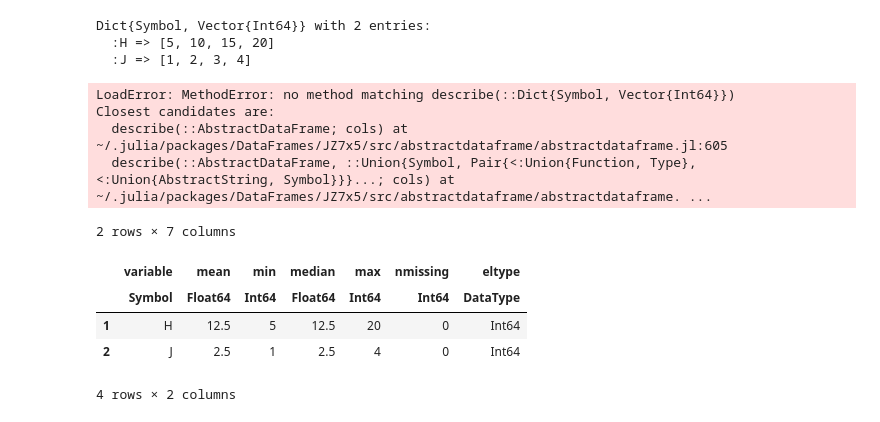
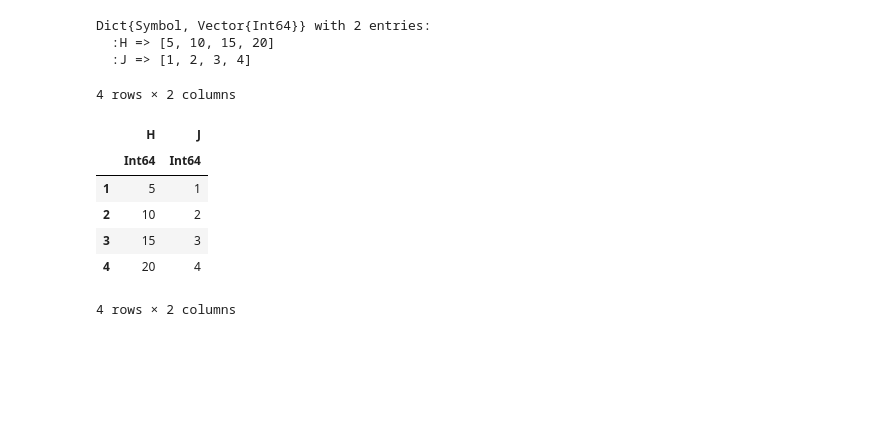
Before and after one commit to johntango/JuliaFall2022, a Jupyter notebook: DataFrames.ipynb, the cells around one changed output. Drawn from its saved outputs; the diff is of its cells as text; code cells hidden in the pictures; blank space fills up the shorter version.

```diff
--- a/DataFrames.ipynb
+++ b/DataFrames.ipynb
@@ -65,22 +132,17 @@ dict = Dict(:H => [5, 10, 15, 20], :J => [1, 2, 3, 4])
 Dict{Symbol, Vector{Int64}} with 2 entries:
   :H => [5, 10, 15, 20]
   :J => [1, 2, 3, 4]
-# %%
-typeof(dict)
-# %% [output]
-LoadError: MethodError: no method matching describe(::Dict{Symbol, Vector{Int64}})
-Closest candidates are:
-  describe(::AbstractDataFrame; cols) at ~/.julia/packages/DataFrames/JZ7x5/src/abstractdataframe/abstractdataframe.jl:605
-  describe(::AbstractDataFrame, ::Union{Symbol, Pair{<:Union{Function, Type}, <:Union{AbstractString, Symbol}}}...; cols) at ~/.julia/packages/DataFrames/JZ7x5/src/abstractdataframe/abstractdataframe. ...
 # %%
 df = DataFrame(dict)
-describe(df)
+#describe(df)
 # %% [output]
-2 rows × 7 columns
+4 rows × 2 columns
-|  | variable | mean | min | median | max | nmissing | eltype |
-|  | Symbol | Float64 | Int64 | Float64 | Int64 | Int64 | DataType |
-| 1 | H | 12.5 | 5 | 12.5 | 20 | 0 | Int64 |
-| 2 | J | 2.5 | 1 | 2.5 | 4 | 0 | Int64 |
+|  | H | J |
+|  | Int64 | Int64 |
+| 1 | 5 | 1 |
+| 2 | 10 | 2 |
+| 3 | 15 | 3 |
+| 4 | 20 | 4 |
 # %%
 df = DataFrame(:X => [5,10,15,20], :Y => [5,10,15,20])
 # %% [output]
```
Also changed, not shown: parts of 18 cells of this notebook.
